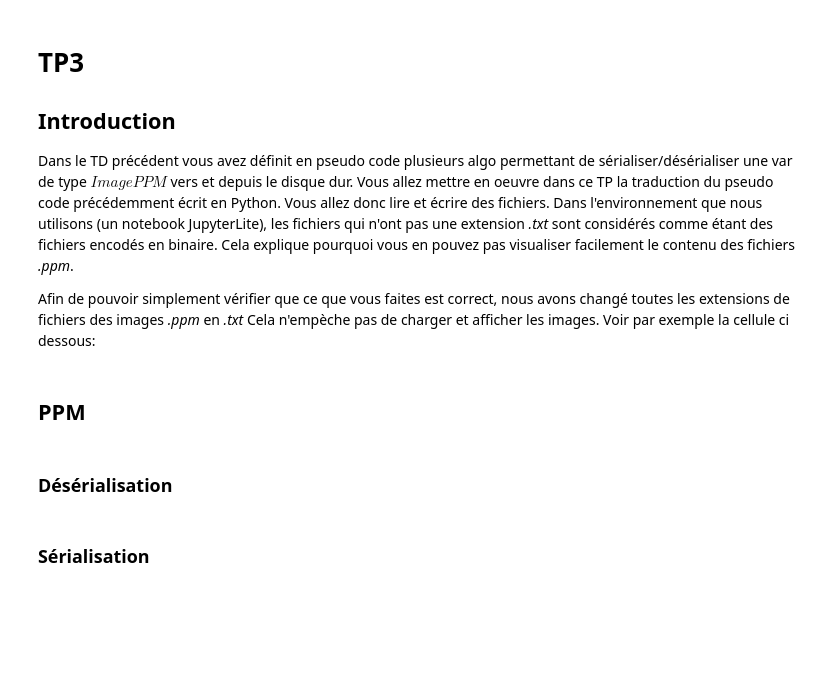
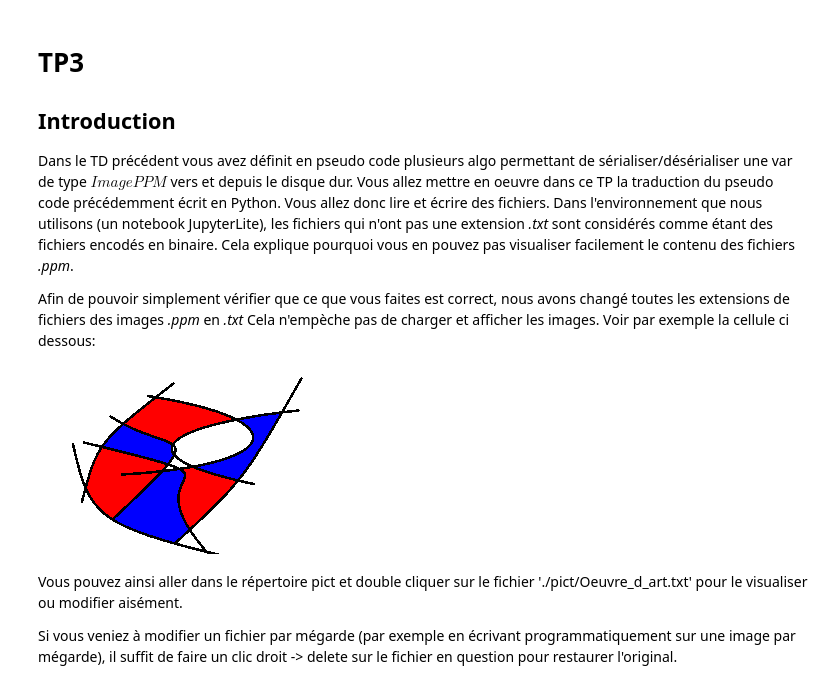
Before and after one commit to jdeantoni/intro_info_web_lab3, a Jupyter notebook: content/tp3.ipynb, the cells around one changed output. Drawn from its saved outputs; the diff is of its cells as text; code cells hidden in the pictures; blank space fills up the shorter version.

```diff
--- a/content/tp3.ipynb
+++ b/content/tp3.ipynb
@@ -8,7 +8,3 @@ Vous allez mettre en oeuvre dans ce TP la traduction du pseudo code précédemme
 
 Afin de pouvoir simplement vérifier que ce que vous faites est correct, nous avons changé toutes les extensions de fichiers des images *.ppm* en *.txt*
 Cela n'empèche pas de charger et afficher les images. Voir par exemple la cellule ci dessous:
-# %% [markdown]
-## PPM
-# %% [markdown]
-### Désérialisation
@@ -36,2 +11,12 @@ file.close()
-# %% [markdown]
-### Sérialisation
+# %%
+import cv2
+from iiwHelper import *
+
+img: ImagePPM = loadImage('./pict/Oeuvre_d_art.txt')
+showImage(img)
+# %% [output]
+[figure, added]
+# %% [markdown]
+Vous pouvez ainsi aller dans le répertoire pict et double cliquer sur le fichier './pict/Oeuvre_d_art.txt' pour le visualiser ou modifier aisément.
+
+Si vous veniez à modifier un fichier par mégarde (par exemple en écrivant programmatiquement sur une image par mégarde), il suffit de faire un clic droit -> delete sur le fichier en question pour restaurer l'original.
```
Also changed, not shown: parts of 26 cells of this notebook.
